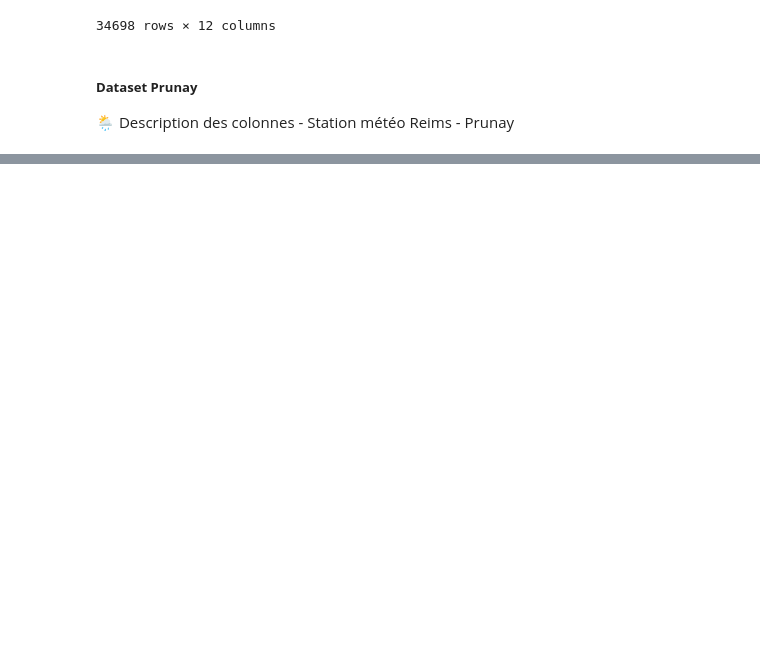
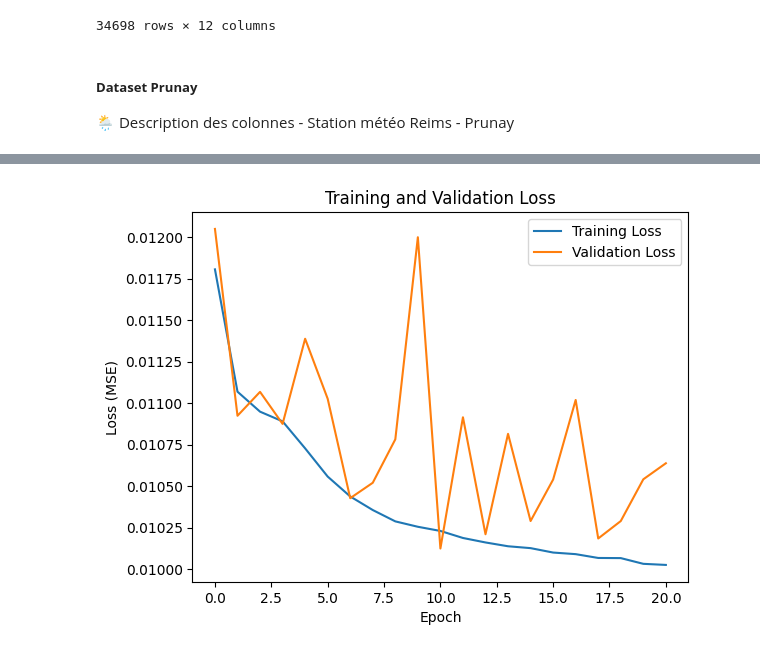
Before and after one commit to kubit07/data_analyse_DRIAS, a Jupyter notebook: bidirectinal_lstm_second_method.ipynb, the cells around one changed output, grey strips where cells are left out. Saved outputs shown, nothing was run; the diff lists cells and outputs as text; code cells hidden in the pictures; blank space fills up the shorter version.

```diff
--- a/bidirectinal_lstm_second_method.ipynb
+++ b/bidirectinal_lstm_second_method.ipynb
@@ -357,0 +382,24 @@ KeyError: "['RH'] not in index"
+# %%
+minmax_scaler_data_rcp_2_6_prunay_rcp_RH = MinMaxScaler()  # scaler for rcp_RH
+minmax_scaler_data_rcp_2_6_prunay_rcp_Temperature = MinMaxScaler()  # scaler for rcp_Temperature
+target_transformer_data_rcp_2_6_prunay = MinMaxScaler()   # scaler for target prunay_Temperature
+# %%
+dl_train_data_rcp_2_6_prunay['prunay_Temperature'] = target_transformer_data_rcp_2_6_prunay.fit_transform(dl_train_data_rcp_2_6_prunay[['prunay_Temperature']]) # target
+dl_train_data_rcp_2_6_prunay['rcp_RH'] = minmax_scaler_data_rcp_2_6_prunay_rcp_RH.fit_transform(dl_train_data_rcp_2_6_prunay[['rcp_RH']]) # minmax for humidity
+dl_train_data_rcp_2_6_prunay['rcp_Temperature'] = minmax_scaler_data_rcp_2_6_prunay_rcp_Temperature.fit_transform(dl_train_data_rcp_2_6_prunay[['rcp_Temperature']]) # minmax for Temperature
+
+dl_val_data_rcp_2_6_prunay['prunay_Temperature'] = target_transformer_data_rcp_2_6_prunay.transform(dl_val_data_rcp_2_6_prunay[['prunay_Temperature']]) # target
+dl_val_data_rcp_2_6_prunay['rcp_RH'] = minmax_scaler_data_rcp_2_6_prunay_rcp_RH.transform(dl_val_data_rcp_2_6_prunay[['rcp_RH']]) # minmax for humidity
+dl_val_data_rcp_2_6_prunay['rcp_Temperature'] = minmax_scaler_data_rcp_2_6_prunay_rcp_Temperature.transform(dl_val_data_rcp_2_6_prunay[['rcp_Temperature']]) # minmax for Temperature
+
+dl_test_data_rcp_2_6_prunay['prunay_Temperature'] = target_transformer_data_rcp_2_6_prunay.transform(dl_test_data_rcp_2_6_prunay[['prunay_Temperature']]) # target
+dl_test_data_rcp_2_6_prunay['rcp_RH'] = minmax_scaler_data_rcp_2_6_prunay_rcp_RH.transform(dl_test_data_rcp_2_6_prunay[['rcp_RH']]) # minmax for humidity
+dl_test_data_rcp_2_6_prunay['rcp_Temperature'] = minmax_scaler_data_rcp_2_6_prunay_rcp_Temperature.transform(dl_test_data_rcp_2_6_prunay[['rcp_Temperature']]) # minmax for Temperature
+# %%
+# Create sequences
+sequence_length = 7 # Example sequence length (adjust based on your data and experimentation)
+X_data_rcp_2_6_prunay_train, y_data_rcp_2_6_prunay_train = create_dataset(dl_train_data_rcp_2_6_prunay[['rcp_RH', 'rcp_Temperature']], dl_train_data_rcp_2_6_prunay['prunay_Temperature'], sequence_length)
+X_data_rcp_2_6_prunay_val, y_data_rcp_2_6_prunay_val = create_dataset(dl_val_data_rcp_2_6_prunay[['rcp_RH', 'rcp_Temperature']], dl_val_data_rcp_2_6_prunay['prunay_Temperature'], sequence_length)
+X_data_rcp_2_6_prunay_test, y_data_rcp_2_6_prunay_test = create_dataset(dl_test_data_rcp_2_6_prunay[['rcp_RH', 'rcp_Temperature']], dl_test_data_rcp_2_6_prunay['prunay_Temperature'], sequence_length)
+# %%
+model_data_rcp_2_6_prunay, history_data_rcp_2_6_prunay, val_loss_data_rcp_2_6_prunay = build_and_train_bilstm(X_data_rcp_2_6_prunay_train, y_data_rcp_2_6_prunay_train, X_data_rcp_2_6_prunay_val, y_data_rcp_2_6_prunay_val, sequence_length , units=100, epochs=50, batch_size=16)
@@ -357,0 +442,15 @@ KeyError: "['RH'] not in index"
+# %%
+# Get training and validation losses from history
+training_loss = history_data_rcp_2_6_prunay.history['loss']
+validation_loss = history_data_rcp_2_6_prunay.history['val_loss']
+
+# Plot loss values over epochs
+plt.plot(training_loss, label='Training Loss')
+plt.plot(validation_loss, label='Validation Loss')
+plt.xlabel('Epoch')
+plt.ylabel('Loss (MSE)')
+plt.title('Training and Validation Loss')
+plt.legend()
+plt.show()
+# %% [output]
+[figure, added]
```
Also changed, not shown: parts of 24 cells of this notebook.
